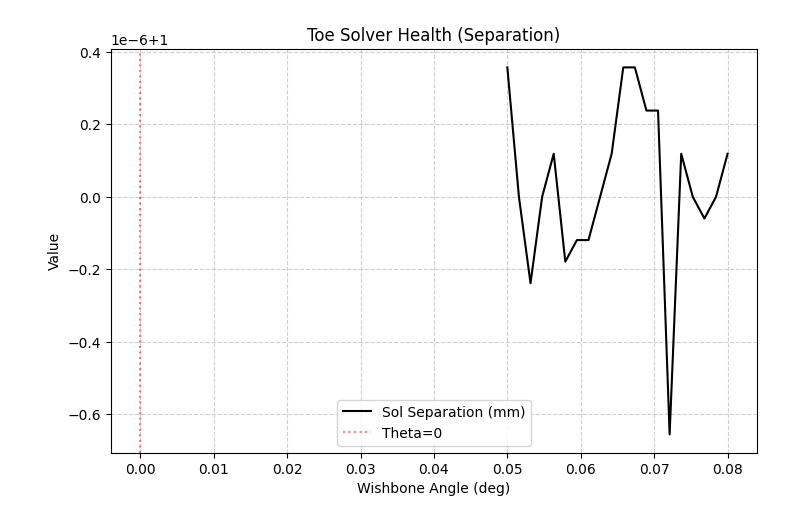
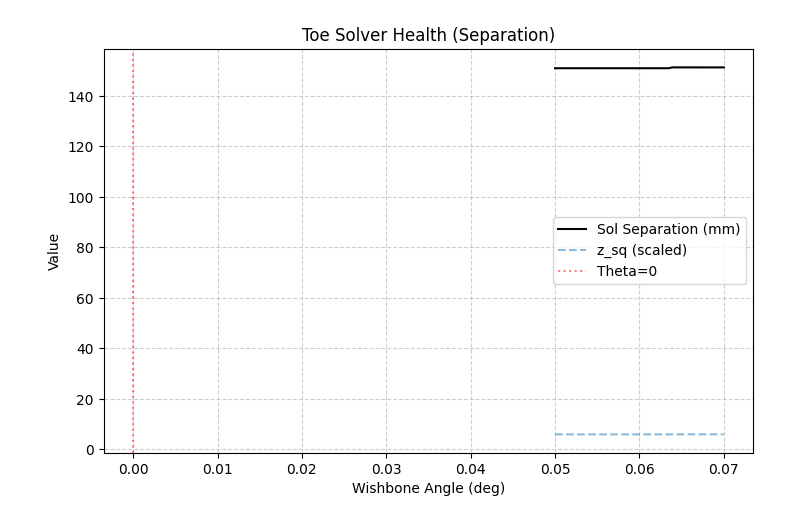
Before and after one commit to Bfoke/Sims-and-Calculators, a Jupyter notebook: Kinematics/SuspensionTest.ipynb, the cells around one changed output. Saved outputs shown, nothing was run; the diff lists cells and outputs as text; code cells hidden in the pictures.

```diff
--- a/Kinematics/SuspensionTest.ipynb
+++ b/Kinematics/SuspensionTest.ipynb
@@ -112,7 +112,7 @@ corner_name = "front_right"
 params = load_suspension_params("hardpoints.yaml", corner_name)
 
 # 2. Define the Range of Motion
-thetas_rad = jnp.radians(jnp.linspace(-3.0, 3.0, 50)) # Slightly wider range for better curves
+thetas_rad = jnp.radians(jnp.linspace(0.05, 0.07, 50)) # Slightly wider range for better curves
 fixed_steer = 0.0
 
 # 3. Initialize storage for results
@@ -137,13 +137,12 @@ for t in thetas_rad:
     kpi_deg.append(jnp.degrees(metrics["kingpin_inc"]))
     mech_trail_mm.append(metrics["mechanical_trail"] * 1000)
 
-# 5. Plotting (Expanded to 3x2 Grid)
 plt.figure(figsize=(14, 15))
 x_label = "Upper Wishbone Angle (deg)"
 
 # Plot 1: Camber Curve
 plt.subplot(3, 2, 1)
-plt.plot(theta_deg_axis, camber_deg, color='green', linewidth=2)
+plt.scatter(theta_deg_axis, camber_deg, color='green', linewidth=2)
 plt.axhline(0, color='black', linewidth=0.8, alpha=0.5)
 plt.title("Wishbone Angle vs. Camber")
 plt.xlabel(x_label)
@@ -152,7 +151,7 @@ plt.grid(True, linestyle='--', alpha=0.6)
 
 # Plot 2: Bump Steer (Toe)
 plt.subplot(3, 2, 2)
-plt.plot(theta_deg_axis, toe_deg, color='purple', linewidth=2)
+plt.scatter(theta_deg_axis, toe_deg, color='purple', linewidth=2)
 plt.axhline(0, color='black', linewidth=0.8, alpha=0.5)
 plt.title("Wishbone Angle vs. Toe (Bump Steer)")
 plt.xlabel(x_label)
@@ -161,7 +160,7 @@ plt.grid(True, linestyle='--', alpha=0.6)
 
 # Plot 3: Caster
 plt.subplot(3, 2, 3)
-plt.plot(theta_deg_axis, caster_deg, color='blue', linewidth=2)
+plt.scatter(theta_deg_axis, caster_deg, color='blue', linewidth=2)
 plt.title("Wishbone Angle vs. Caster")
 plt.xlabel(x_label)
 plt.ylabel("Caster (deg)")
@@ -169,7 +168,7 @@ plt.grid(True, linestyle='--', alpha=0.6)
 
 # Plot 4: Kingpin Inclination (KPI/SAI)
 plt.subplot(3, 2, 4)
-plt.plot(theta_deg_axis, kpi_deg, color='darkorange', linewidth=2)
+plt.scatter(theta_deg_axis, kpi_deg, color='darkorange', linewidth=2)
 plt.title("Wishbone Angle vs. Kingpin Inclination")
 plt.xlabel(x_label)
 plt.ylabel("KPI (deg)")
@@ -201,44 +275,39 @@ plt.show()
 # --- Initialize storage ---
 # ... (your existing lists) ...
 toe_separations = []
 toe_z_sq_vals = []
 determinant_vals = []
 trace_vals = []
 
 # --- Run the Sweep ---
 for t in thetas_rad:
     # Note: You'll need to modify solve_and_measure_corner to return these
     # OR call solve_toe_link_jax manually here for diagnostics
     metrics = solve_and_measure_corner(t, fixed_steer, params)
 
     # Assuming you updated solve_and_measure to return these:
-    # toe_separations.append(metrics["toe_separation"] * 1000) # mm
-    # toe_z_sq_vals.append(metrics["toe_z_sq"])
-    determinant_vals.append(metrics["determinant"])
-
-
-
-    # ... (rest of your storage) ...
-
+    toe_separations.append(metrics["toe_separation"] * 1000) # mm
+    toe_z_sq_vals.append(metrics["toe_z_sq"])
+    # determinant_vals.append(metrics["determinant"]
 # --- Plotting (Adding the Delta Plot) ---
 plt.figure(figsize=(14, 18))
 
 
 # Plot 7: Toe Solution Delta (Diagnostic)
 plt.subplot(4, 2, 7)
-plt.plot(theta_deg_axis, determinant_vals, color='black', label="Sol Separation (mm)")
-# plt.plot(theta_deg_axis, [z * 1000 for z in toe_z_sq_vals], '--', label="z_sq (scaled)", alpha=0.5)
+plt.plot(theta_deg_axis, toe_separations, color='black', label="Sol Separation (mm)")
+plt.plot(theta_deg_axis, [z * 1000 for z in toe_z_sq_vals], '--', label="z_sq (scaled)", alpha=0.5)
 plt.axvline(0, color='red', linestyle=':', alpha=0.5, label="Theta=0")
 plt.title("Toe Solver Health (Separation)")
 plt.xlabel("Wishbone Angle (deg)")
 plt.ylabel("Value")
 plt.legend()
 plt.grid(True, linestyle='--', alpha=0.6)
 
 plt.tight_layout()
 plt.show()
 # %% [output]
-[figure, old version]
+[figure, new version]
 # %%
 # 1. Setup the parameters (All 4 corners)
 params_all = {
```
Also changed, not shown: parts of 4 cells of this notebook, 1 other file.
